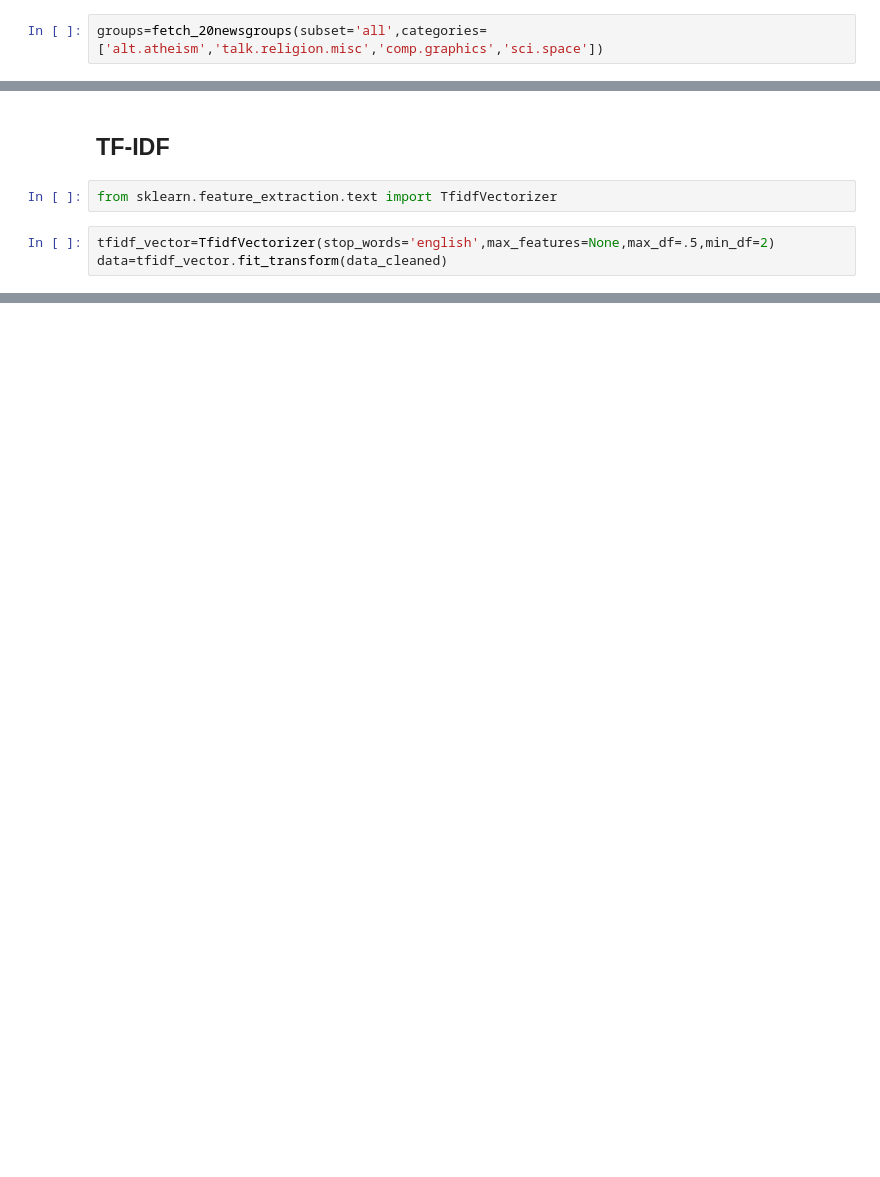
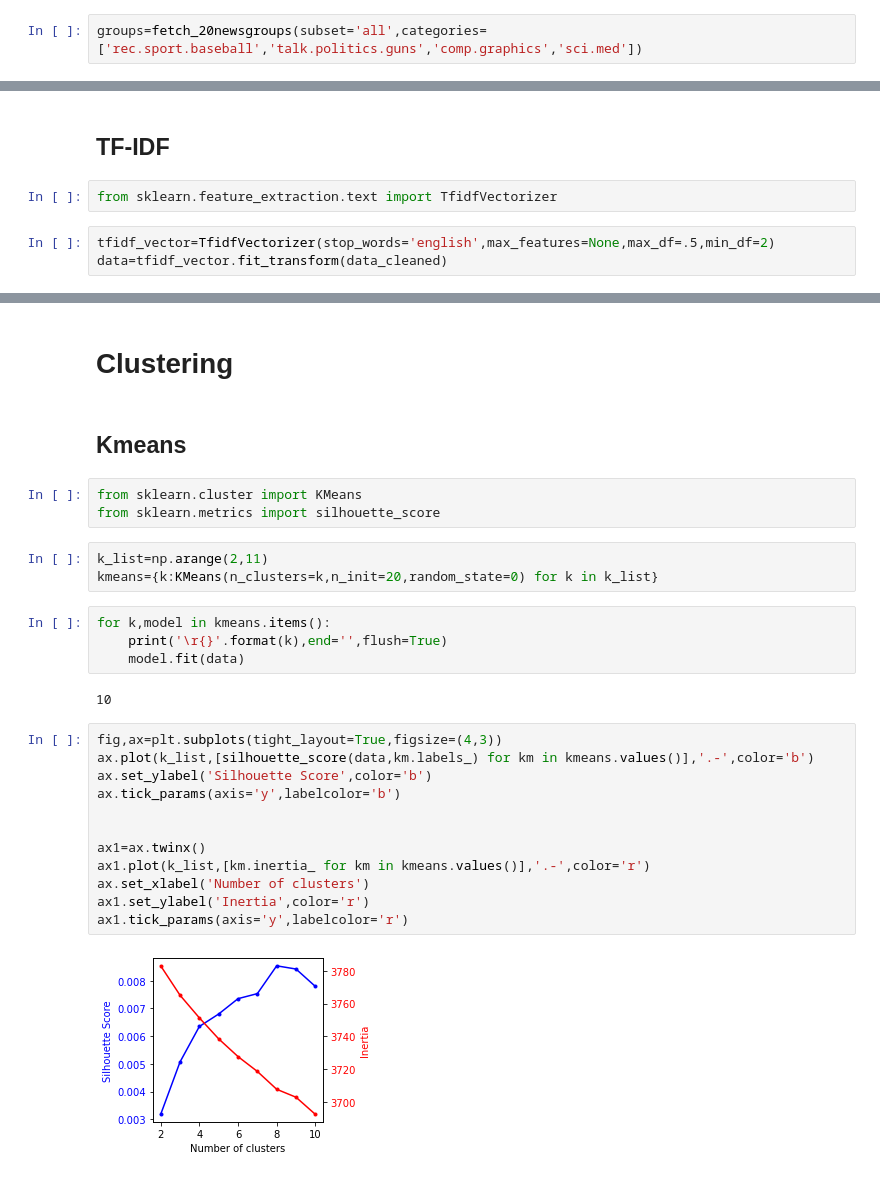
Before and after one commit to hainingpan/UnsupervisedLearning, a Jupyter notebook: UL.ipynb, the cells around one changed output, grey strips where cells are left out. Drawn from its saved outputs; the diff is of its cells as text; blank space fills up the shorter version.

```diff
--- a/UL.ipynb
+++ b/UL.ipynb
@@ -8,7 +8,7 @@ import matplotlib.pyplot as plt
 # %%
 from sklearn.datasets import fetch_20newsgroups
 # %%
-groups=fetch_20newsgroups(subset='all',categories=['alt.atheism','talk.religion.misc','comp.graphics','sci.space'])
+groups=fetch_20newsgroups(subset='all',categories=['rec.sport.baseball','talk.politics.guns','comp.graphics','sci.med'])
 # %%
 labels = groups.target
 # %%
@@ -424,0 +68,30 @@ AttributeError: 'function' object has no attribute 'data_home'
+# %% [markdown]
+# Clustering
+# %% [markdown]
+## Kmeans
+# %%
+from sklearn.cluster import KMeans
+from sklearn.metrics import silhouette_score
+# %%
+k_list=np.arange(2,11)
+kmeans={k:KMeans(n_clusters=k,n_init=20,random_state=0) for k in k_list}
+# %%
+for k,model in kmeans.items():
+    print('\r{}'.format(k),end='',flush=True)
+    model.fit(data)
+# %% [output]
+10
+# %%
+fig,ax=plt.subplots(tight_layout=True,figsize=(4,3))
+ax.plot(k_list,[silhouette_score(data,km.labels_) for km in kmeans.values()],'.-',color='b')
+ax.set_ylabel('Silhouette Score',color='b')
+ax.tick_params(axis='y',labelcolor='b')
+
+
+ax1=ax.twinx()
+ax1.plot(k_list,[km.inertia_ for km in kmeans.values()],'.-',color='r')
+ax.set_xlabel('Number of clusters')
+ax1.set_ylabel('Inertia',color='r')
+ax1.tick_params(axis='y',labelcolor='r')
+# %% [output]
+[figure, added]
```
Also changed, not shown: parts of 103 cells of this notebook.
